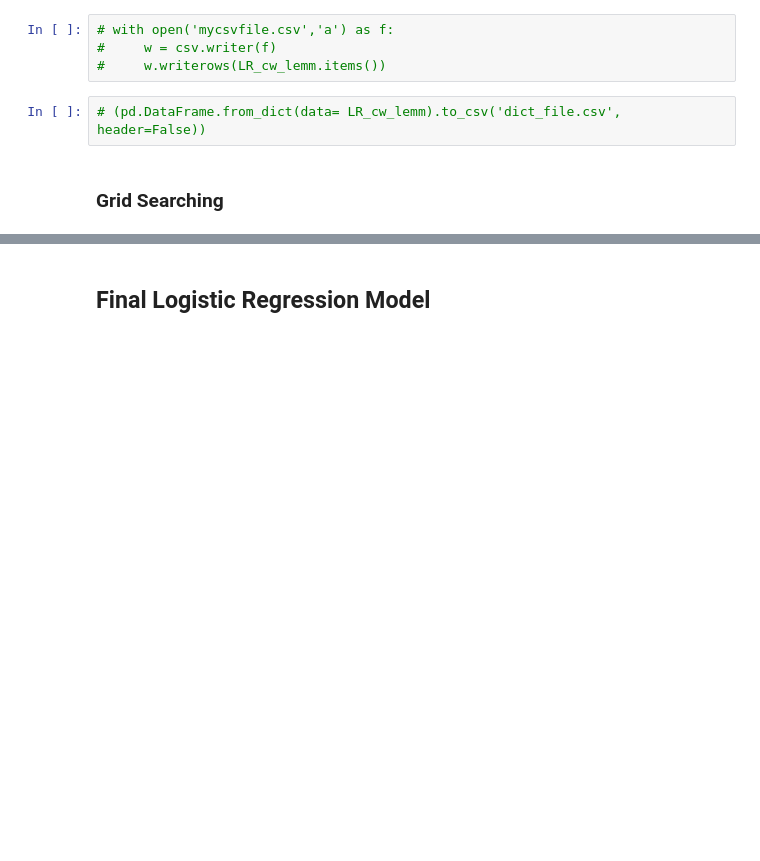
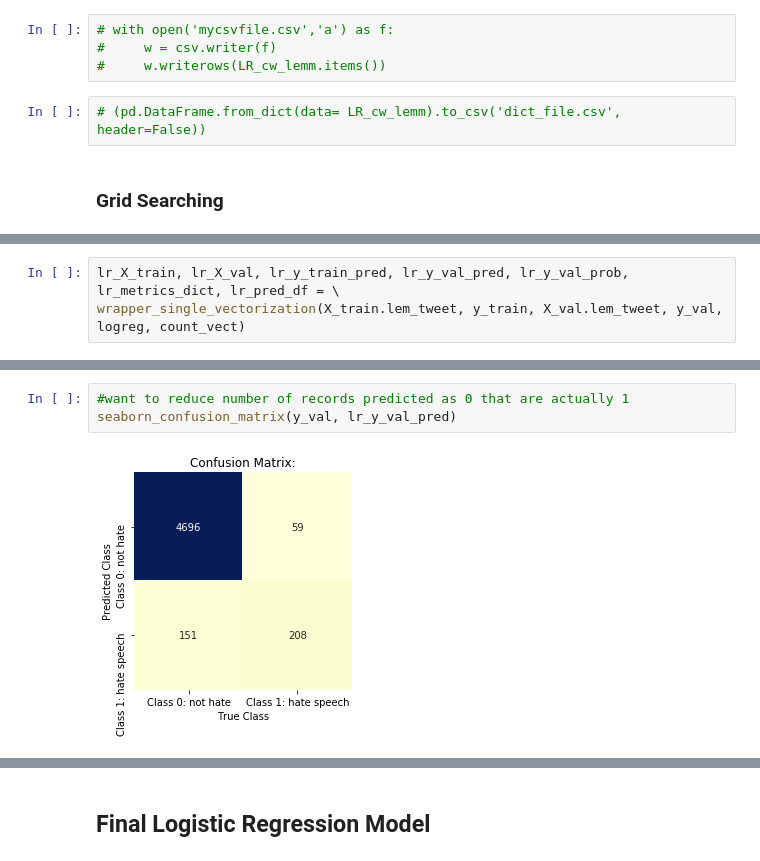
Before and after one commit to mguptaphd/Twitter-Hate-Classification-Project, a Jupyter notebook: Twitter_Classification_Notebook_Test.ipynb, the cells around one changed output, grey strips where cells are left out. Drawn from its saved outputs; the diff is of its cells as text; blank space fills up the shorter version.

```diff
--- a/Twitter_Classification_Notebook_Test.ipynb
+++ b/Twitter_Classification_Notebook_Test.ipynb
@@ -247,0 +374,3 @@ params = {'C': c_space,
+# %%
+lr_X_train, lr_X_val, lr_y_train_pred, lr_y_val_pred, lr_y_val_prob, lr_metrics_dict, lr_pred_df = \
+wrapper_single_vectorization(X_train.lem_tweet, y_train, X_val.lem_tweet, y_val, logreg, count_vect)
@@ -248 +388,6 @@ params = {'C': c_space,
+# %%
+#want to reduce number of records predicted as 0 that are actually 1
+seaborn_confusion_matrix(y_val, lr_y_val_pred)
+# %% [output]
+[figure, added]
 # %%
```
Also changed, not shown: parts of 72 cells of this notebook, 3 other files.
